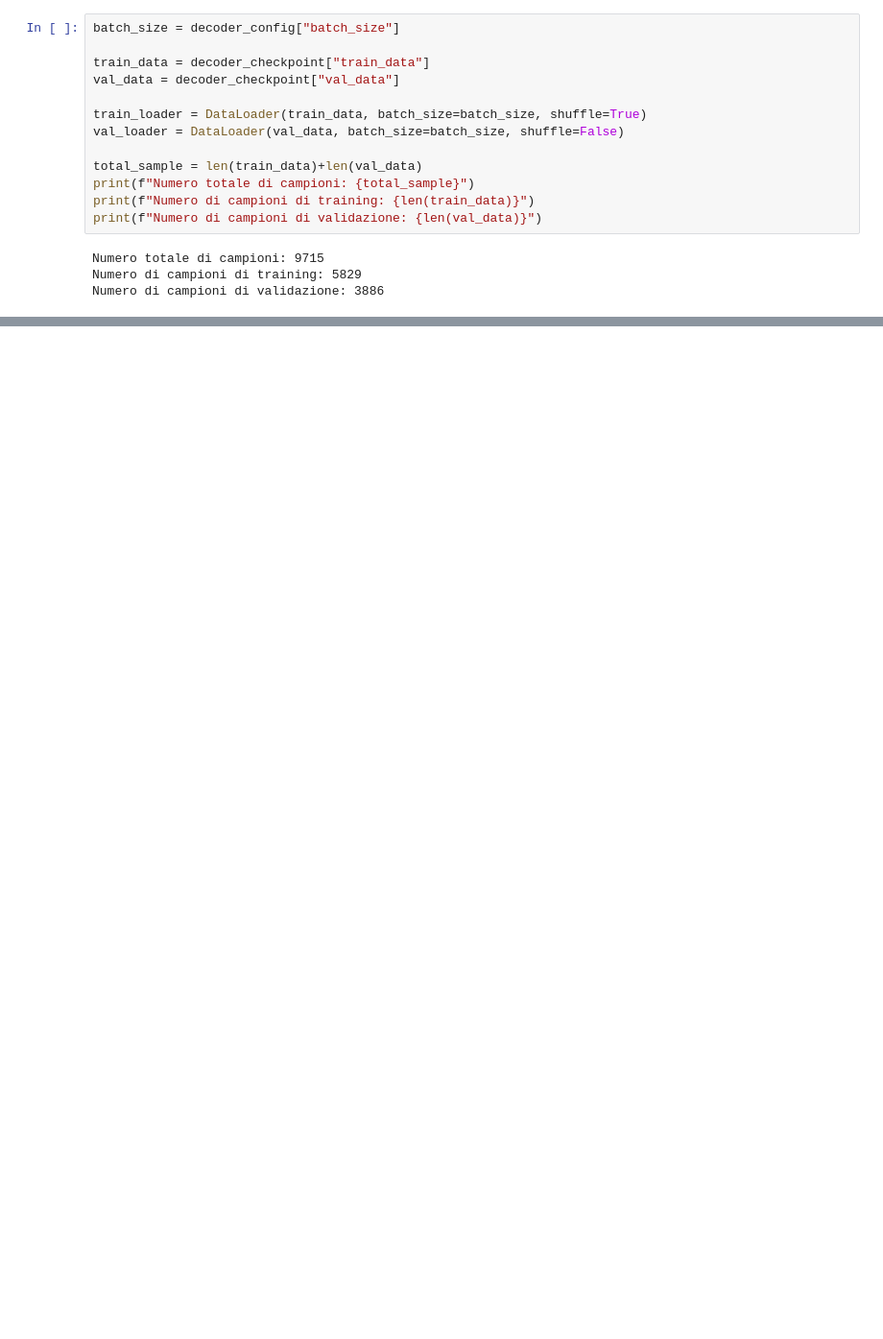
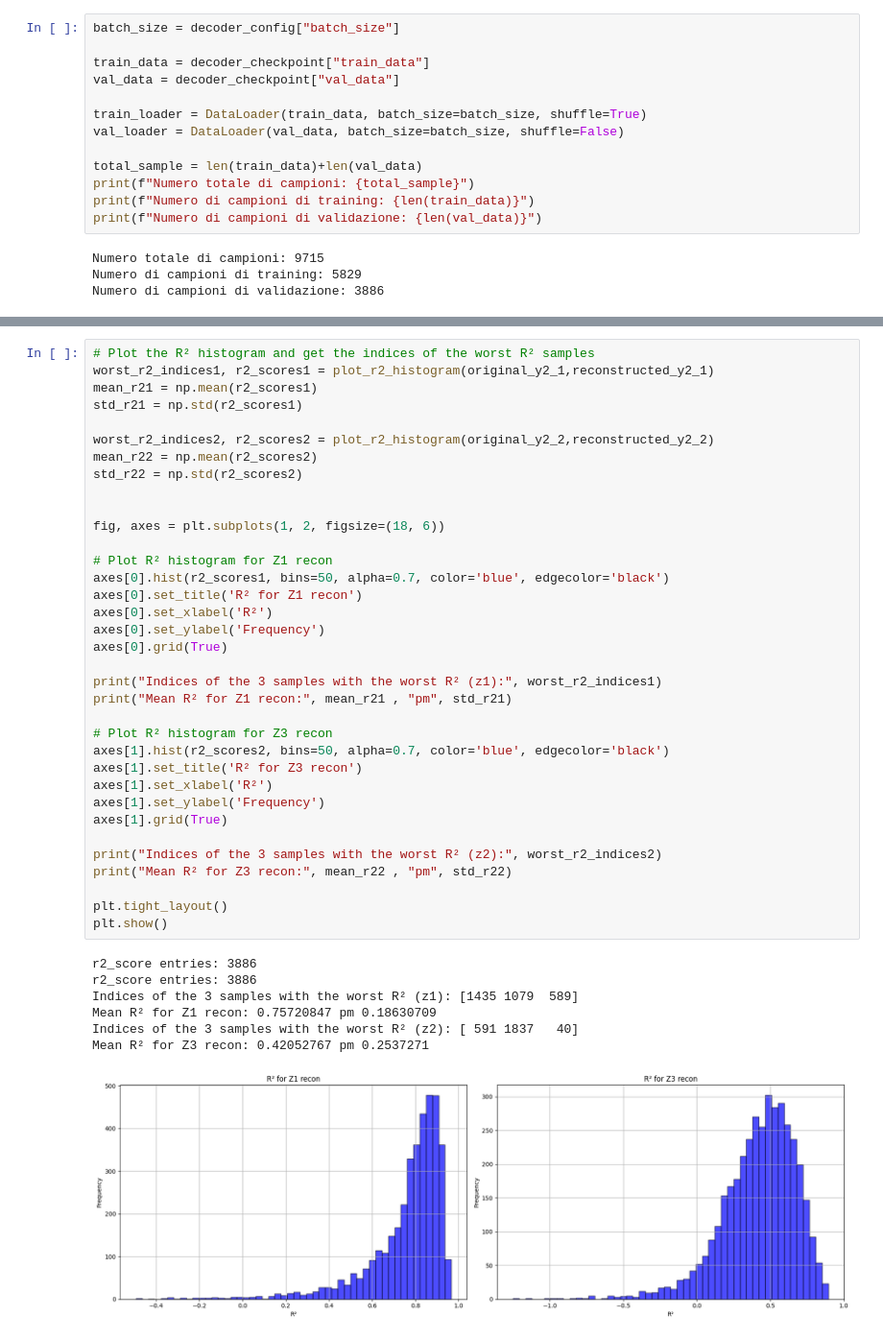
Before and after one commit to FedericoSbarbati/Lorenz-Toy, a Jupyter notebook: valDecoder.ipynb, the cells around one changed output, grey strips where cells are left out. Shown at 96% size. Cells and saved outputs as stored; diff of their text form; blank space fills up the shorter version.

```diff
--- a/valDecoder.ipynb
+++ b/valDecoder.ipynb
@@ -122,0 +184,43 @@ plot_Decoder_results(decoder_train_losses, decoder_val_losses, decoder_gradient_
+# %%
+# Plot the R² histogram and get the indices of the worst R² samples
+worst_r2_indices1, r2_scores1 = plot_r2_histogram(original_y2_1,reconstructed_y2_1)
+mean_r21 = np.mean(r2_scores1)
+std_r21 = np.std(r2_scores1)
+
+worst_r2_indices2, r2_scores2 = plot_r2_histogram(original_y2_2,reconstructed_y2_2)
+mean_r22 = np.mean(r2_scores2)
+std_r22 = np.std(r2_scores2)
+
+
+fig, axes = plt.subplots(1, 2, figsize=(18, 6))
+
+# Plot R² histogram for Z1 recon
+axes[0].hist(r2_scores1, bins=50, alpha=0.7, color='blue', edgecolor='black')
+axes[0].set_title('R² for Z1 recon')
+axes[0].set_xlabel('R²')
+axes[0].set_ylabel('Frequency')
+axes[0].grid(True)
+
+print("Indices of the 3 samples with the worst R² (z1):", worst_r2_indices1)
+print("Mean R² for Z1 recon:", mean_r21 , "pm", std_r21)
+
+# Plot R² histogram for Z3 recon
+axes[1].hist(r2_scores2, bins=50, alpha=0.7, color='blue', edgecolor='black')
+axes[1].set_title('R² for Z3 recon')
+axes[1].set_xlabel('R²')
+axes[1].set_ylabel('Frequency')
+axes[1].grid(True)
+
+print("Indices of the 3 samples with the worst R² (z2):", worst_r2_indices2)
+print("Mean R² for Z3 recon:", mean_r22 , "pm", std_r22)
+
+plt.tight_layout()
+plt.show()
+# %% [output]
+r2_score entries: 3886
+r2_score entries: 3886
+Indices of the 3 samples with the worst R² (z1): [1435 1079  589]
+Mean R² for Z1 recon: 0.75720847 pm 0.18630709
+Indices of the 3 samples with the worst R² (z2): [ 591 1837   40]
+Mean R² for Z3 recon: 0.42052767 pm 0.2537271
+[figure, added]
```
Also changed, not shown: parts of 24 cells of this notebook, 7 other files.
